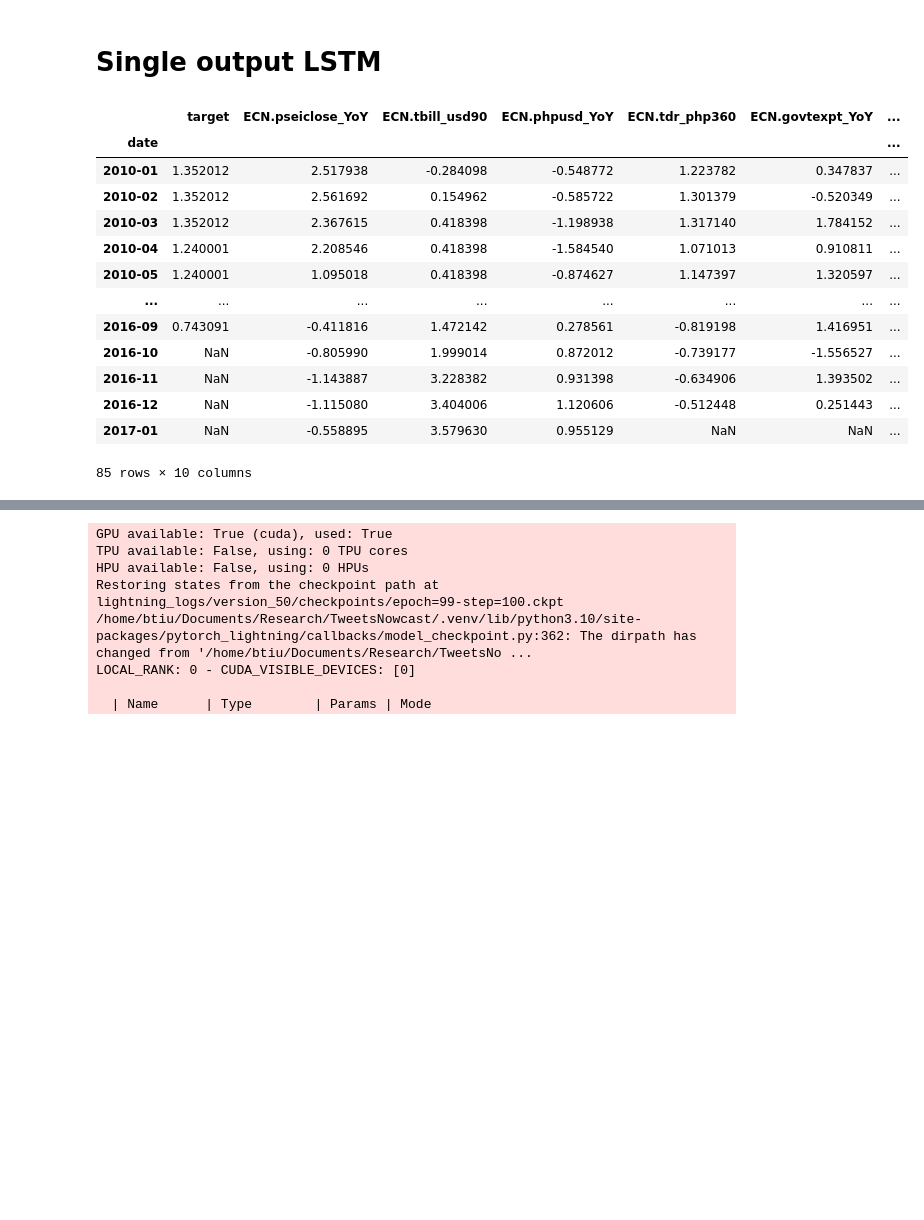
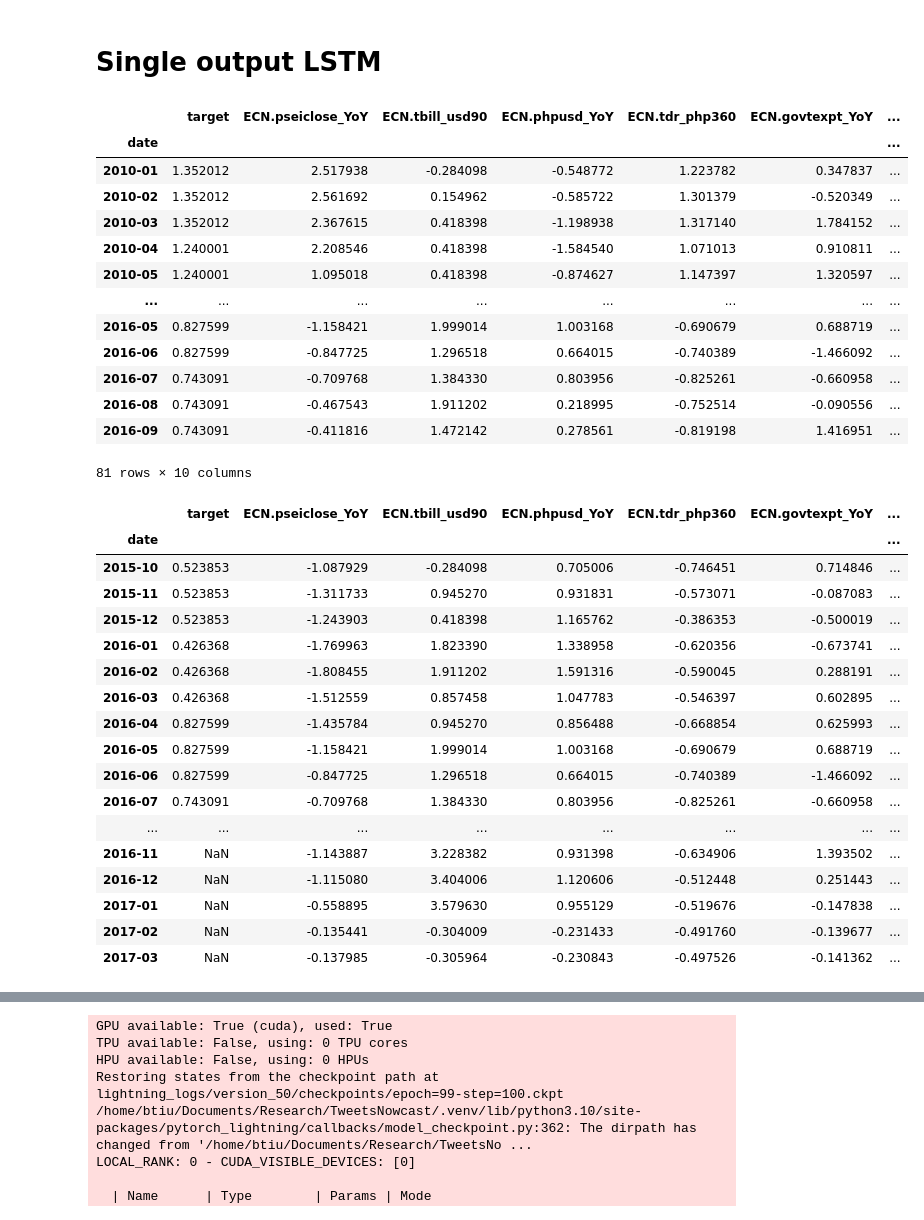
Before and after one commit to tiubenedict/TweetsNowcast, a Jupyter notebook: mixfreqlstm/MixedFreqLSTM.ipynb, the cells around one changed output, grey strips where cells are left out. Saved outputs shown, nothing was run; the diff lists cells and outputs as text; code cells hidden in the pictures; blank space fills up the shorter version.

```diff
--- a/mixfreqlstm/MixedFreqLSTM.ipynb
+++ b/mixfreqlstm/MixedFreqLSTM.ipynb
@@ -235,40 +250,58 @@ Deleted: checkpoints/vintage_2021-03-31 00:00:00/model-v1.ckpt
 # %%
 ### Train & Backcast Data
 vintage = pd.to_datetime('2017-01-31')
 kmpair = {'PE': ['CRVADER_BVN','CR_BxP_0'],'PU+': ['CRVADER_BVN','CR_BxP_0']} # kmpair = {'PE':['CR_B0']}
 
 data_model = NowcastingLSTM_MQ(target='GDP')
 train_data, target_scaler, econ_scaler, tweets_scaler = data_model.load_data(vintage=vintage,window=1000, kmpair=kmpair, with_econ=True, with_tweets=False, target_release_lag=True,scaled=True, extend=False, DFM_order=(1,0,1,0), optimize_order = False)
-# train_data = train_data.dropna()
+train_data = train_data.dropna()
 display(train_data)
 
-# data_window = 15
-# # backcast_vintage = vintage - relativedelta(months=1)
-# backcast_data, _, _, _ = data_model.load_data(vintage=vintage, window=1000, kmpair=kmpair, with_econ=True, with_tweets=False, target_release_lag=True,scaled=False, extend=True, DFM_order=(1,0,1,0), optimize_order = False)
-# backcast_data = backcast_data.loc[vintage + relativedelta(months = -((vintage.month - 1) % 3) - data_window, day=31):,:]#.dropna()#.reset_index()  # get first month of same qtr last year, but get final day. Based on window = 12
-# backcast_data.iloc[:,:1] = target_scaler.transform(backcast_data.iloc[:,:1])
-# backcast_data.iloc[:,1:] = econ_scaler.transform(backcast_data.iloc[:,1:10])
-# display(backcast_data)
-# # model.load_target(vintage=pd.to_datetime('2017-01-31'), target='GDP', growth=True, quarterly=True, freq='M', target_release_lag=False)
+data_window = 15
+# backcast_vintage = vintage - relativedelta(months=1)
+backcast_data, _, _, _ = data_model.load_data(vintage=vintage, window=1000, kmpair=kmpair, with_econ=True, with_tweets=False, target_release_lag=True,scaled=False, extend=True, DFM_order=(1,0,1,0), optimize_order = False)
+backcast_data = backcast_data.loc[vintage + relativedelta(months = -((vintage.month - 1) % 3) - data_window, day=31):,:]#.dropna()#.reset_index()  # get first month of same qtr last year, but get final day. Based on window = 12
+backcast_data.iloc[:,:1] = target_scaler.transform(backcast_data.iloc[:,:1])
+backcast_data.iloc[:,1:] = econ_scaler.transform(backcast_data.iloc[:,1:10])
+display(backcast_data)
+# model.load_target(vintage=pd.to_datetime('2017-01-31'), target='GDP', growth=True, quarterly=True, freq='M', target_release_lag=False)
 
-# x_encoder_backcast_in, y_decoder_backcast_in, _, _ = sliding_windows(backcast_data, seq_length=18)
-# backcastX_in = torch.Tensor(x_encoder_backcast_in)#.to(device)
-# backcastY_in = torch.Tensor(y_decoder_backcast_in)#.to(device)
+x_encoder_backcast_in, y_decoder_backcast_in, _, _ = sliding_windows(backcast_data, seq_length=18)
+backcastX_in = torch.Tensor(x_encoder_backcast_in)#.to(device)
+backcastY_in = torch.Tensor(y_decoder_backcast_in)#.to(device)
 # %% [output]
 |  | target | ECN.pseiclose_YoY | ECN.tbill_usd90 | ECN.phpusd_YoY | ECN.tdr_php360 | ECN.govtexpt_YoY | ... |
 | date |  |  |  |  |  |  | ... |
 | 2010-01 | 1.352012 | 2.517938 | -0.284098 | -0.548772 | 1.223782 | 0.347837 | ... |
 | 2010-02 | 1.352012 | 2.561692 | 0.154962 | -0.585722 | 1.301379 | -0.520349 | ... |
 | 2010-03 | 1.352012 | 2.367615 | 0.418398 | -1.198938 | 1.317140 | 1.784152 | ... |
 | 2010-04 | 1.240001 | 2.208546 | 0.418398 | -1.584540 | 1.071013 | 0.910811 | ... |
 | 2010-05 | 1.240001 | 1.095018 | 0.418398 | -0.874627 | 1.147397 | 1.320597 | ... |
 | ... | ... | ... | ... | ... | ... | ... | ... |
+| 2016-05 | 0.827599 | -1.158421 | 1.999014 | 1.003168 | -0.690679 | 0.688719 | ... |
+| 2016-06 | 0.827599 | -0.847725 | 1.296518 | 0.664015 | -0.740389 | -1.466092 | ... |
+| 2016-07 | 0.743091 | -0.709768 | 1.384330 | 0.803956 | -0.825261 | -0.660958 | ... |
+| 2016-08 | 0.743091 | -0.467543 | 1.911202 | 0.218995 | -0.752514 | -0.090556 | ... |
 | 2016-09 | 0.743091 | -0.411816 | 1.472142 | 0.278561 | -0.819198 | 1.416951 | ... |
-| 2016-10 | NaN | -0.805990 | 1.999014 | 0.872012 | -0.739177 | -1.556527 | ... |
-| 2016-11 | NaN | -1.143887 | 3.228382 | 0.931398 | -0.634906 | 1.393502 | ... |
-| 2016-12 | NaN | -1.115080 | 3.404006 | 1.120606 | -0.512448 | 0.251443 | ... |
-| 2017-01 | NaN | -0.558895 | 3.579630 | 0.955129 | NaN | NaN | ... |
-85 rows × 10 columns
+81 rows × 10 columns
+|  | target | ECN.pseiclose_YoY | ECN.tbill_usd90 | ECN.phpusd_YoY | ECN.tdr_php360 | ECN.govtexpt_YoY | ... |
+| date |  |  |  |  |  |  | ... |
+| 2015-10 | 0.523853 | -1.087929 | -0.284098 | 0.705006 | -0.746451 | 0.714846 | ... |
+| 2015-11 | 0.523853 | -1.311733 | 0.945270 | 0.931831 | -0.573071 | -0.087083 | ... |
+| 2015-12 | 0.523853 | -1.243903 | 0.418398 | 1.165762 | -0.386353 | -0.500019 | ... |
+| 2016-01 | 0.426368 | -1.769963 | 1.823390 | 1.338958 | -0.620356 | -0.673741 | ... |
+| 2016-02 | 0.426368 | -1.808455 | 1.911202 | 1.591316 | -0.590045 | 0.288191 | ... |
+| 2016-03 | 0.426368 | -1.512559 | 0.857458 | 1.047783 | -0.546397 | 0.602895 | ... |
+| 2016-04 | 0.827599 | -1.435784 | 0.945270 | 0.856488 | -0.668854 | 0.625993 | ... |
+| 2016-05 | 0.827599 | -1.158421 | 1.999014 | 1.003168 | -0.690679 | 0.688719 | ... |
+| 2016-06 | 0.827599 | -0.847725 | 1.296518 | 0.664015 | -0.740389 | -1.466092 | ... |
+| 2016-07 | 0.743091 | -0.709768 | 1.384330 | 0.803956 | -0.825261 | -0.660958 | ... |
+| ... | ... | ... | ... | ... | ... | ... | ... |
+| 2016-11 | NaN | -1.143887 | 3.228382 | 0.931398 | -0.634906 | 1.393502 | ... |
+| 2016-12 | NaN | -1.115080 | 3.404006 | 1.120606 | -0.512448 | 0.251443 | ... |
+| 2017-01 | NaN | -0.558895 | 3.579630 | 0.955129 | -0.519676 | -0.147838 | ... |
+| 2017-02 | NaN | -0.135441 | -0.304009 | -0.231433 | -0.491760 | -0.139677 | ... |
+| 2017-03 | NaN | -0.137985 | -0.305964 | -0.230843 | -0.497526 | -0.141362 | ... |
 # %%
 x_encoder_in, y_decoder_in, x_target, y_target = sliding_windows(train_data, seq_length=15)
 print(x_encoder_in.shape) # (timesteps, seq_length, dim_x)
```
Also changed, not shown: parts of 13 cells of this notebook, 3 other files.
